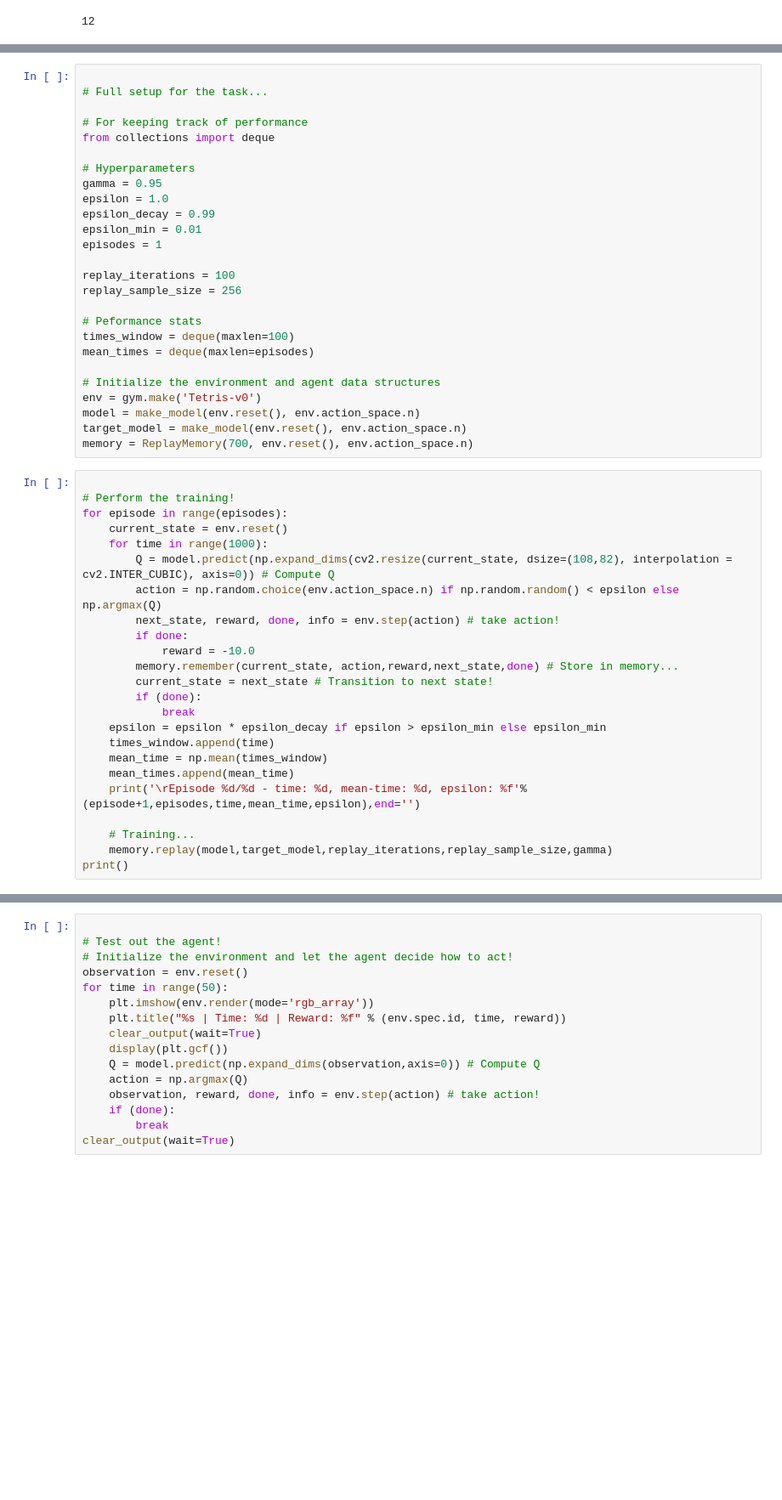
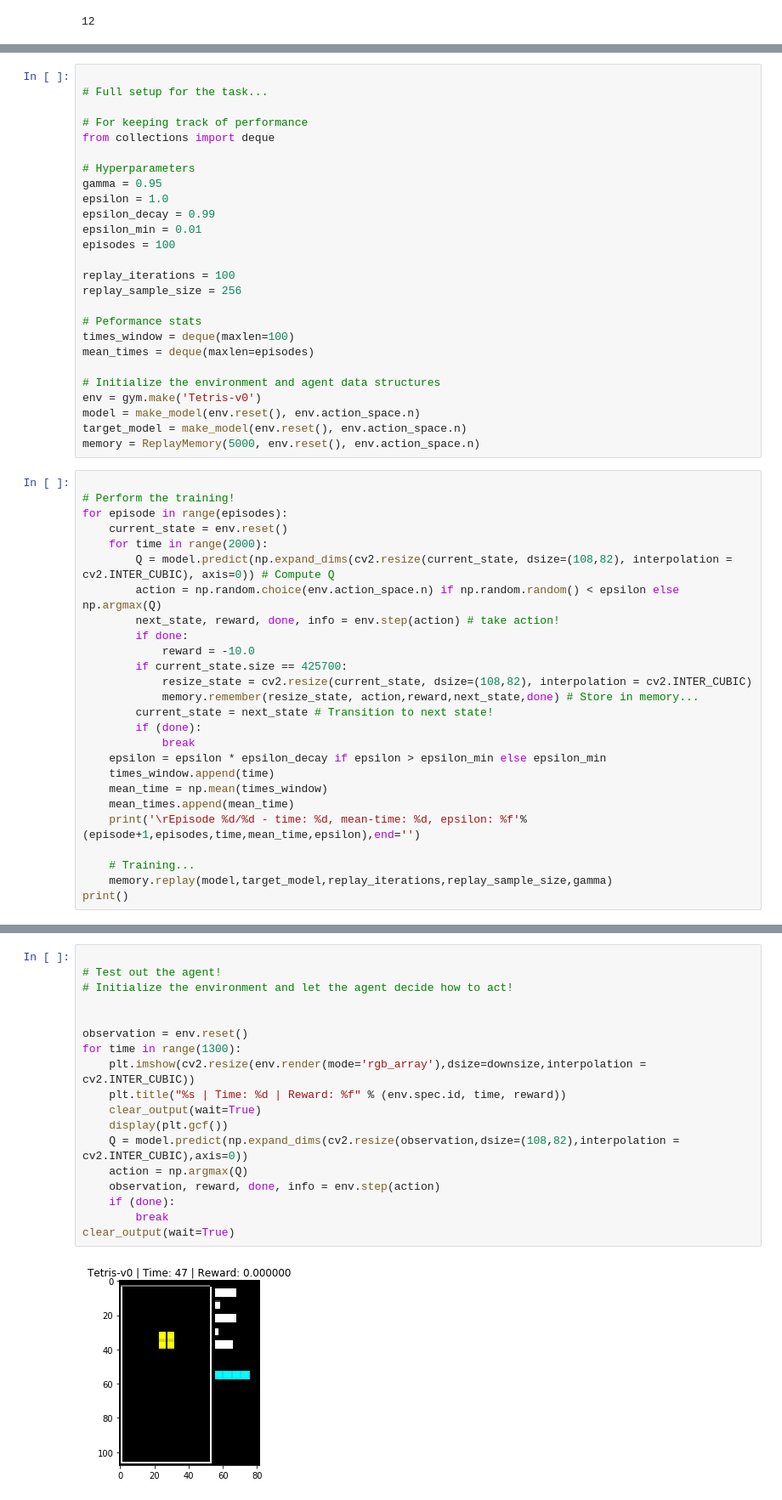
Before and after one commit to CSCI4850/S19-team5-project, a Jupyter notebook: tetris.ipynb, the cells around one changed output, grey strips where cells are left out. Shown: that part at 85% size. Saved outputs shown, nothing was run; the diff lists cells and outputs as text; blank space fills up the shorter version.

```diff
--- a/tetris.ipynb
+++ b/tetris.ipynb
@@ -223,7 +224,7 @@ gamma = 0.95
 epsilon = 1.0
 epsilon_decay = 0.99
 epsilon_min = 0.01
-episodes = 1
+episodes = 100
 
 replay_iterations = 100
 replay_sample_size = 256
@@ -236,19 +237,21 @@ mean_times = deque(maxlen=episodes)
 env = gym.make('Tetris-v0')
 model = make_model(env.reset(), env.action_space.n)
 target_model = make_model(env.reset(), env.action_space.n)
-memory = ReplayMemory(700, env.reset(), env.action_space.n)
+memory = ReplayMemory(5000, env.reset(), env.action_space.n)
 # %%
 
 # Perform the training!
 for episode in range(episodes):
     current_state = env.reset()
-    for time in range(1000):
+    for time in range(2000):
         Q = model.predict(np.expand_dims(cv2.resize(current_state, dsize=(108,82), interpolation = cv2.INTER_CUBIC), axis=0)) # Compute Q
         action = np.random.choice(env.action_space.n) if np.random.random() < epsilon else np.argmax(Q)
         next_state, reward, done, info = env.step(action) # take action!
         if done:
             reward = -10.0
-        memory.remember(current_state, action,reward,next_state,done) # Store in memory...
+        if current_state.size == 425700:
+            resize_state = cv2.resize(current_state, dsize=(108,82), interpolation = cv2.INTER_CUBIC)
+            memory.remember(resize_state, action,reward,next_state,done) # Store in memory...
         current_state = next_state # Transition to next state!
         if (done):
             break
@@ -275,16 +279,20 @@ plt.show()
 # %%
 
 # Test out the agent!
 # Initialize the environment and let the agent decide how to act!
+
+
 observation = env.reset()
-for time in range(50):
-    plt.imshow(env.render(mode='rgb_array'))
+for time in range(1300):
+    plt.imshow(cv2.resize(env.render(mode='rgb_array'),dsize=downsize,interpolation = cv2.INTER_CUBIC))
     plt.title("%s | Time: %d | Reward: %f" % (env.spec.id, time, reward))
     clear_output(wait=True)
     display(plt.gcf())
-    Q = model.predict(np.expand_dims(observation,axis=0)) # Compute Q
+    Q = model.predict(np.expand_dims(cv2.resize(observation,dsize=(108,82),interpolation = cv2.INTER_CUBIC),axis=0))
     action = np.argmax(Q)
-    observation, reward, done, info = env.step(action) # take action!
+    observation, reward, done, info = env.step(action)
     if (done):
         break
 clear_output(wait=True)
+# %% [output]
+[figure, added]
```
Also changed, not shown: parts of 8 cells of this notebook.
